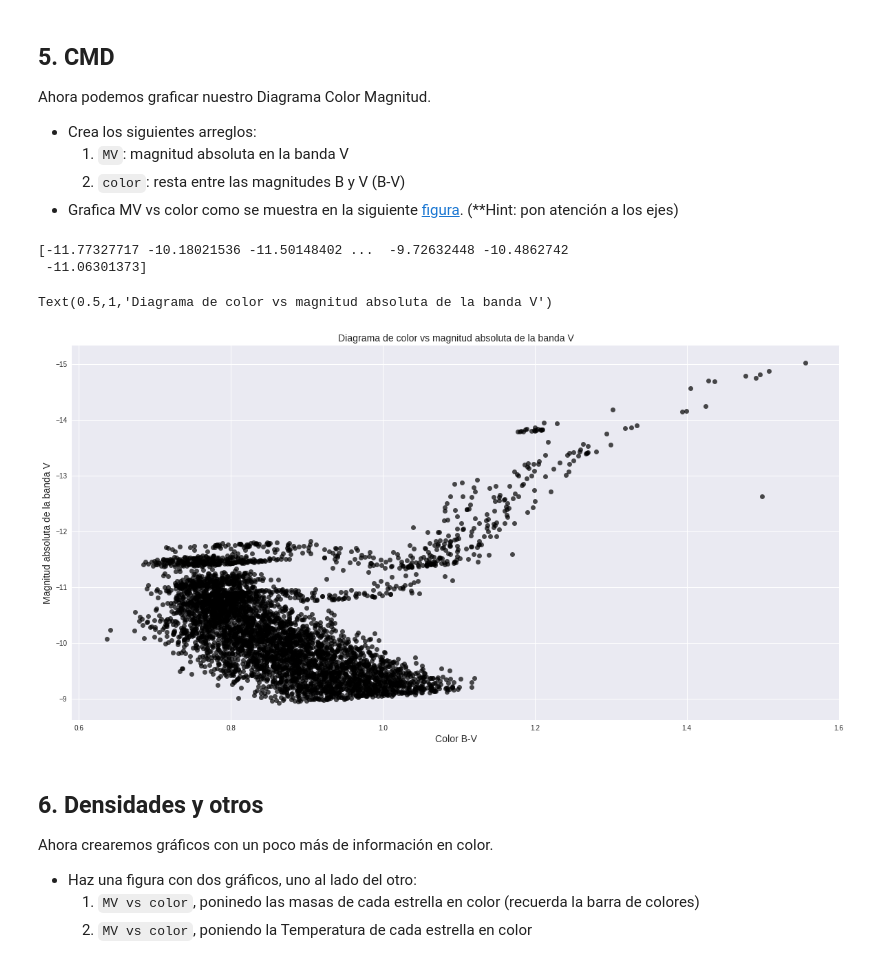
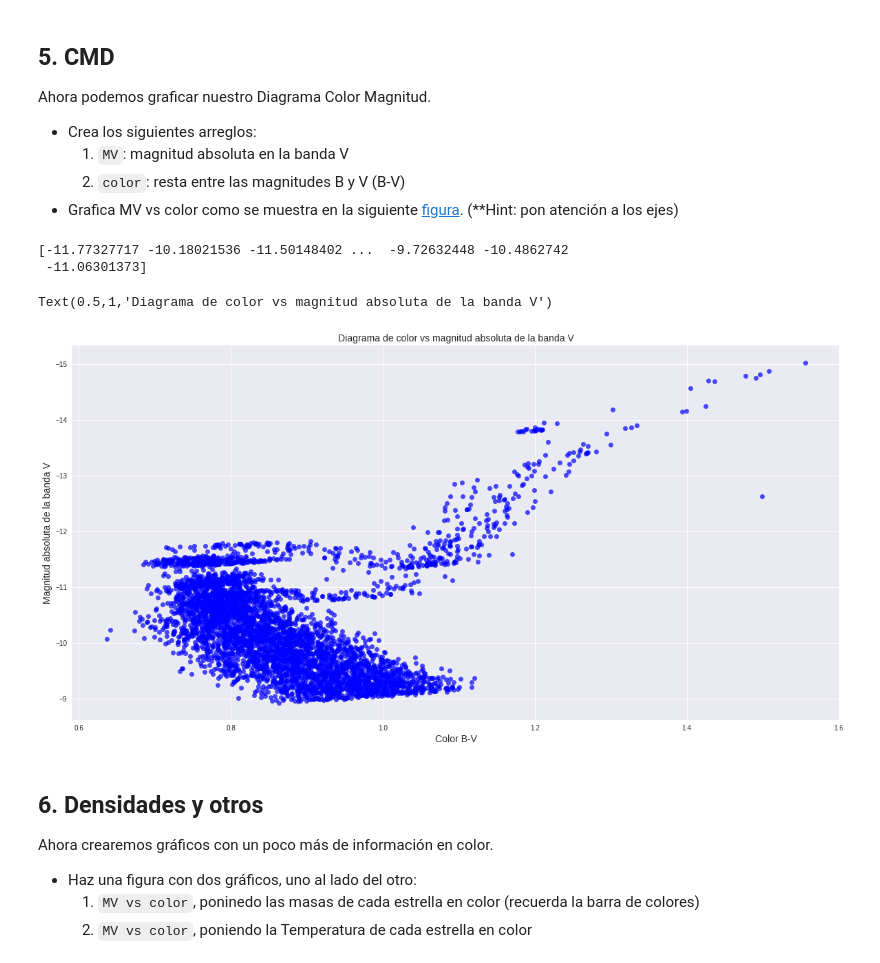
Before and after one commit to SantiagoRios21/minitarea2, a Jupyter notebook: minitarea2.ipynb, the cells around one changed output. Drawn from its saved outputs; the diff is of its cells as text; code cells hidden in the pictures.

```diff
--- a/minitarea2.ipynb
+++ b/minitarea2.ipynb
@@ -135,23 +135,23 @@ Ahora podemos graficar nuestro Diagrama Color Magnitud.
 # %%
 #Crear arrays MV y color
 Mvf=datos_filtrados[:,1]
 Mbf=datos_filtrados[:,0]
 distanciasfiltradas=datos_filtrados[:,6]
 MV=mag_abs(Mvf,distanciasfiltradas)
 color=Mbf-Mvf
 print(MV)
 #plot cmd
 fig, bx=plt.subplots(figsize=(20,10))
-bx.plot(color,MV,'o',color='black',alpha=0.7)
+bx.plot(color,MV,'o',color='b',alpha=0.7)
 bx.invert_yaxis()
 bx.set_xlabel('Color B-V',size=14)
 bx.set_ylabel('Magnitud absoluta de la banda V',size=14)
 bx.set_title('Diagrama de color vs magnitud absoluta de la banda V',size=14)
 # %% [output]
 [-11.77327717 -10.18021536 -11.50148402 ...  -9.72632448 -10.4862742
  -11.06301373]
 Text(0.5,1,'Diagrama de color vs magnitud absoluta de la banda V')
-[figure, old version]
+[figure, new version]
 # %% [markdown]
 ## 6. Densidades y otros
 
```
